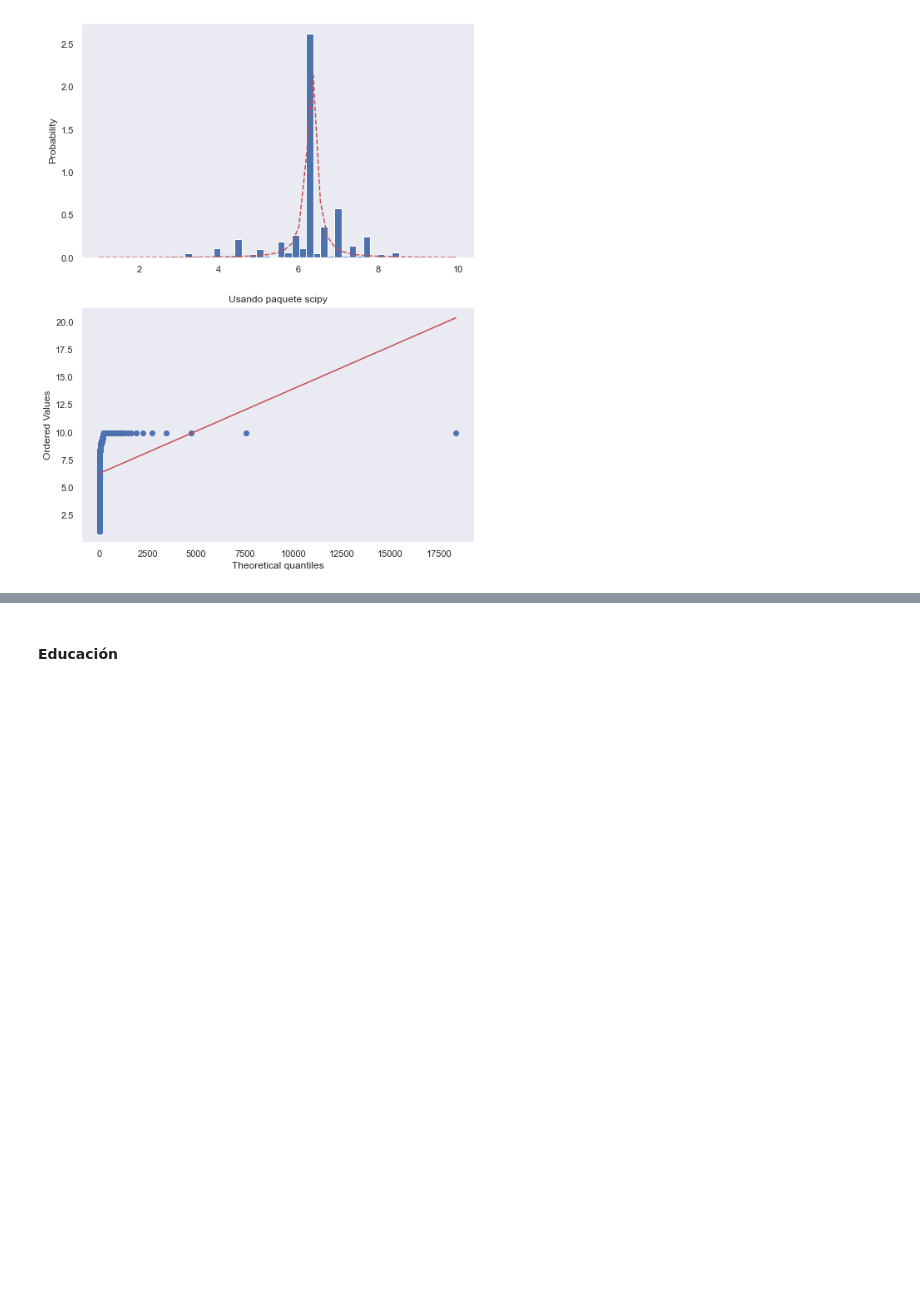
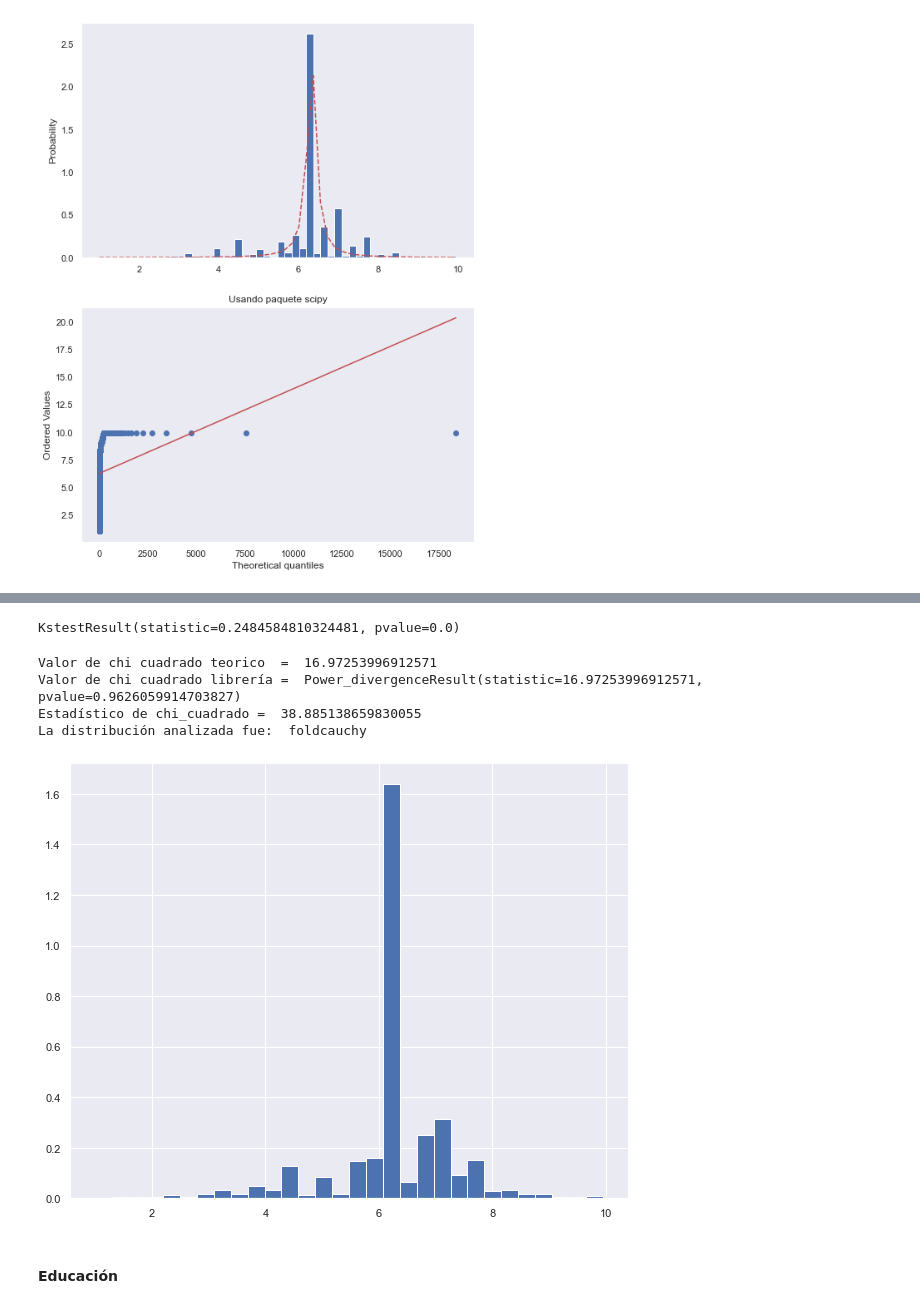
Before and after one commit to Tania-Bell/Proyecto_Modulo1, a Jupyter notebook: Proyecto_BellT_FloresA adult census.ipynb, the cells around one changed output, grey strips where cells are left out. Cells and saved outputs as stored; diff of their text form; code cells hidden in the pictures; blank space fills up the shorter version.

```diff
--- a/Proyecto_BellT_FloresA adult census.ipynb
+++ b/Proyecto_BellT_FloresA adult census.ipynb
@@ -380,3 +434,18 @@ IndexError: index 5000 is out of bounds for axis 0 with size 5000
+# %%
+kolm_smir(horas,'fisk')
+# %% [output]
+KstestResult(statistic=0.2484584810324481, pvalue=0.0)
+# %%
+J1 = 30
+y, x, _ = plt.hist(horas, bins = J1, density = True)
+x = x[1:]
+chi_cuadrada('foldcauchy',horas,x,y,J1,0.95)
+# %% [output]
+Valor de chi cuadrado teorico  =  16.97253996912571
+Valor de chi cuadrado librería =  Power_divergenceResult(statistic=16.97253996912571, pvalue=0.9626059914703827)
+Estadístico de chi_cuadrado =  38.885138659830055
+La distribución analizada fue:  foldcauchy
+[figure, added]
 # %% [markdown]
 #### Educación
 # %%
```
Also changed, not shown: parts of 7 cells of this notebook.
